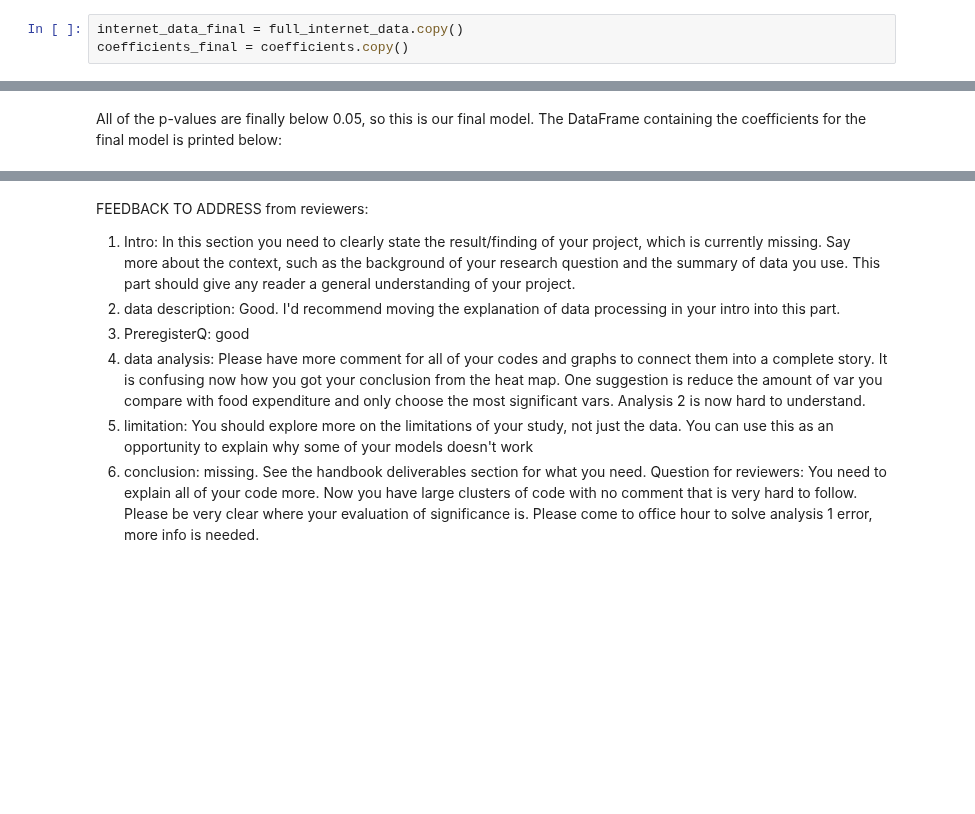
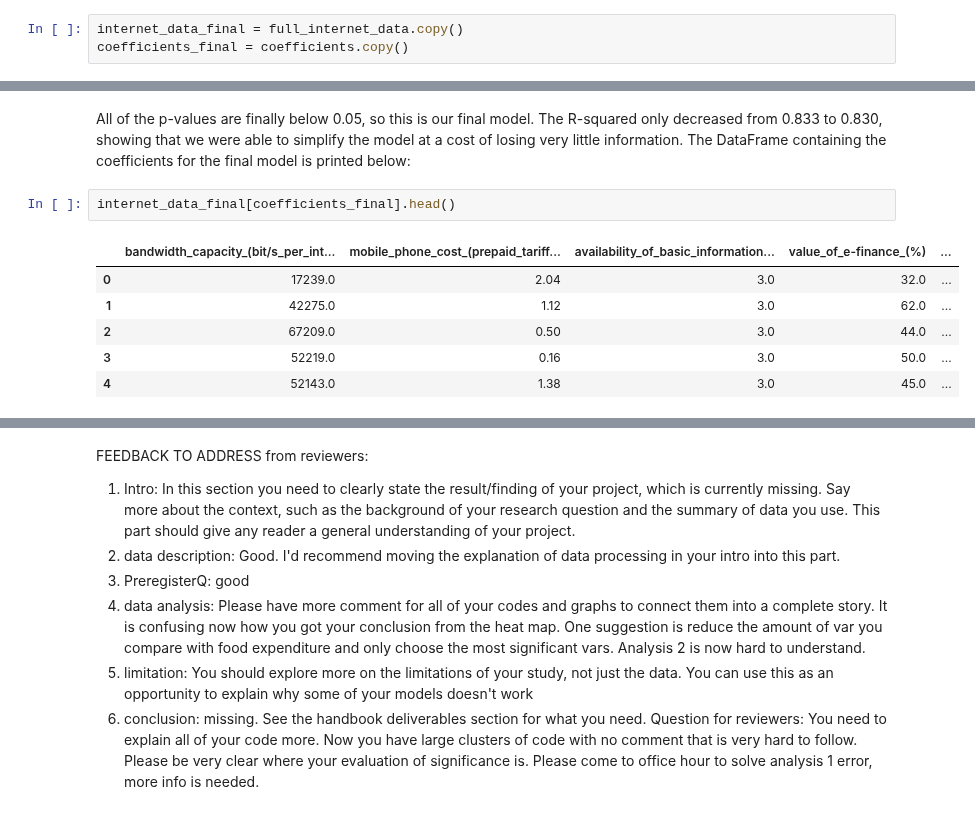
Before and after one commit to tklausner/info2950-project, a Jupyter notebook: Final_Report.ipynb, the cells around one changed output, grey strips where cells are left out. Saved outputs shown, nothing was run; the diff lists cells and outputs as text; blank space fills up the shorter version.

```diff
--- a/Final_Report.ipynb
+++ b/Final_Report.ipynb
@@ -975,3 +945,12 @@ Warnings:
 # %% [markdown]
-All of the p-values are finally below 0.05, so this is our final model. The DataFrame containing the coefficients for the final model is printed below:
+All of the p-values are finally below 0.05, so this is our final model. The R-squared only decreased from 0.833 to 0.830, showing that we were able to simplify the model at a cost of losing very little information. The DataFrame containing the coefficients for the final model is printed below:
+# %%
+internet_data_final[coefficients_final].head()
+# %% [output]
+|  | bandwidth_capacity_(bit/s_per_int... | mobile_phone_cost_(prepaid_tariff... | availability_of_basic_information... | value_of_e-finance_(%) | ... |
+| 0 | 17239.0 | 2.04 | 3.0 | 32.0 | ... |
+| 1 | 42275.0 | 1.12 | 3.0 | 62.0 | ... |
+| 2 | 67209.0 | 0.50 | 3.0 | 44.0 | ... |
+| 3 | 52219.0 | 0.16 | 3.0 | 50.0 | ... |
+| 4 | 52143.0 | 1.38 | 3.0 | 45.0 | ... |
 # %% [markdown]
```
Also changed, not shown: parts of 21 cells of this notebook, 1 other file.
